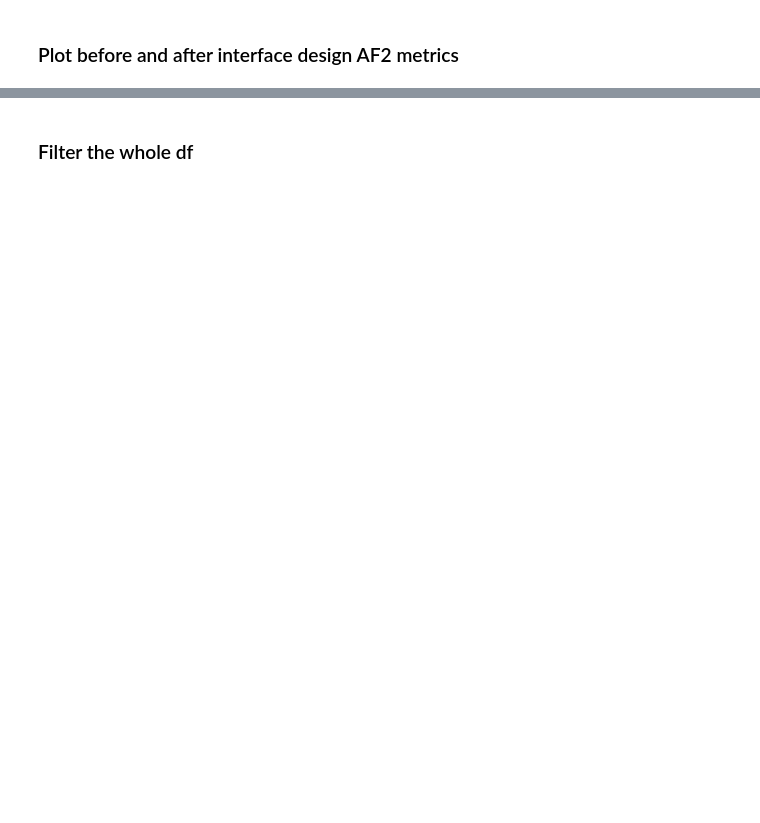
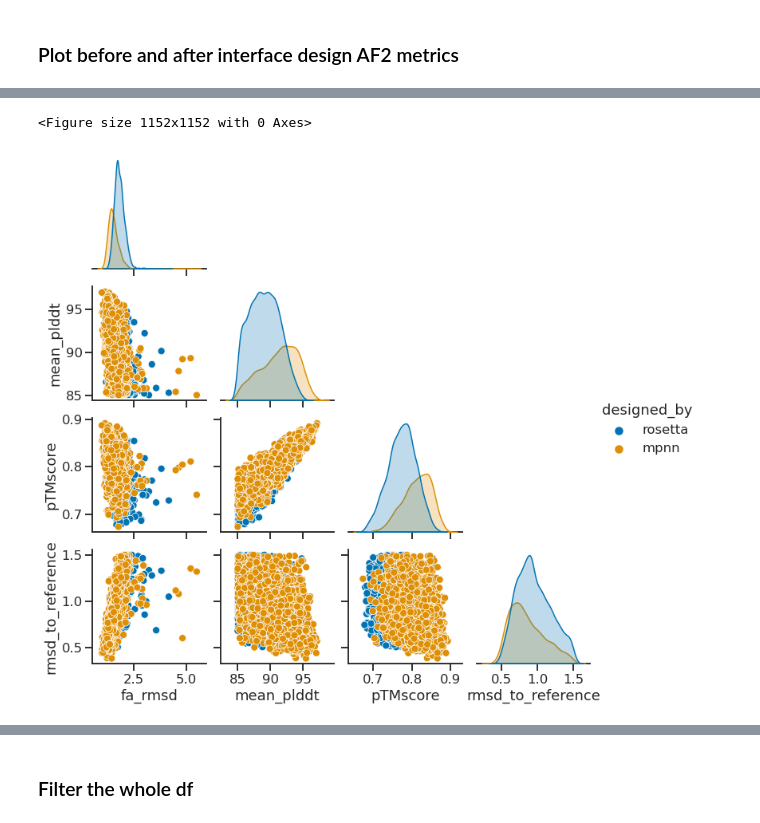
Before and after one commit to proleu/grad_reqs, a Jupyter notebook: 02_fold_apo.ipynb, the cells around one changed output, grey strips where cells are left out. Drawn from its saved outputs; the diff is of its cells as text; code cells hidden in the pictures; blank space fills up the shorter version.

```diff
--- a/02_fold_apo.ipynb
+++ b/02_fold_apo.ipynb
@@ -160,18 +163,10 @@ plt.savefig(os.path.join(output_path, "old_vs_new_af2_scores.png"))
 # %%
-mpnn["mpnn_temperature"] = mpnn["mpnn_temperature"].astype(str)
-
-cols = [
-    "best_average_plddts",
-    "best_ptm",
-    "best_rmsd_to_input",
-    "mean_plddt",
-    "pTMscore",
-    "rmsd_to_reference",
-]
-the_fig = histplot_df(
-    df=mpnn,
+the_fig = pairplot_df(
+    df=sample_df,
     cols=cols,
-    bins=10,
-    hue="mpnn_temperature",
+    hue="designed_by",
 )
-plt.savefig(os.path.join(output_path, "old_vs_new_af2_scores_temp.png"))
+plt.savefig(os.path.join(output_path, "af2_scores_paired.png"))
+# %% [output]
+<Figure size 1152x1152 with 0 Axes>
+[figure, added]
```
Also changed, not shown: parts of 25 cells of this notebook, 3 other files.
